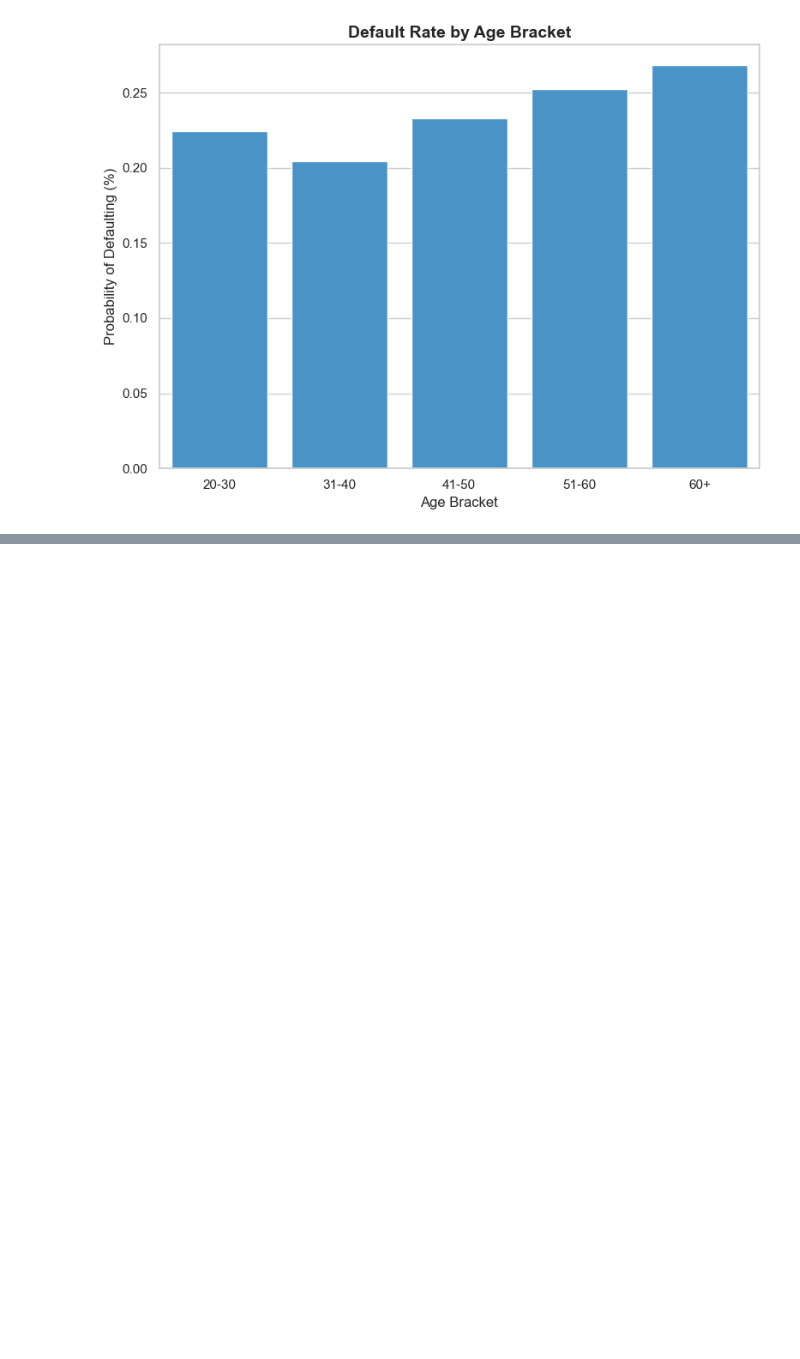
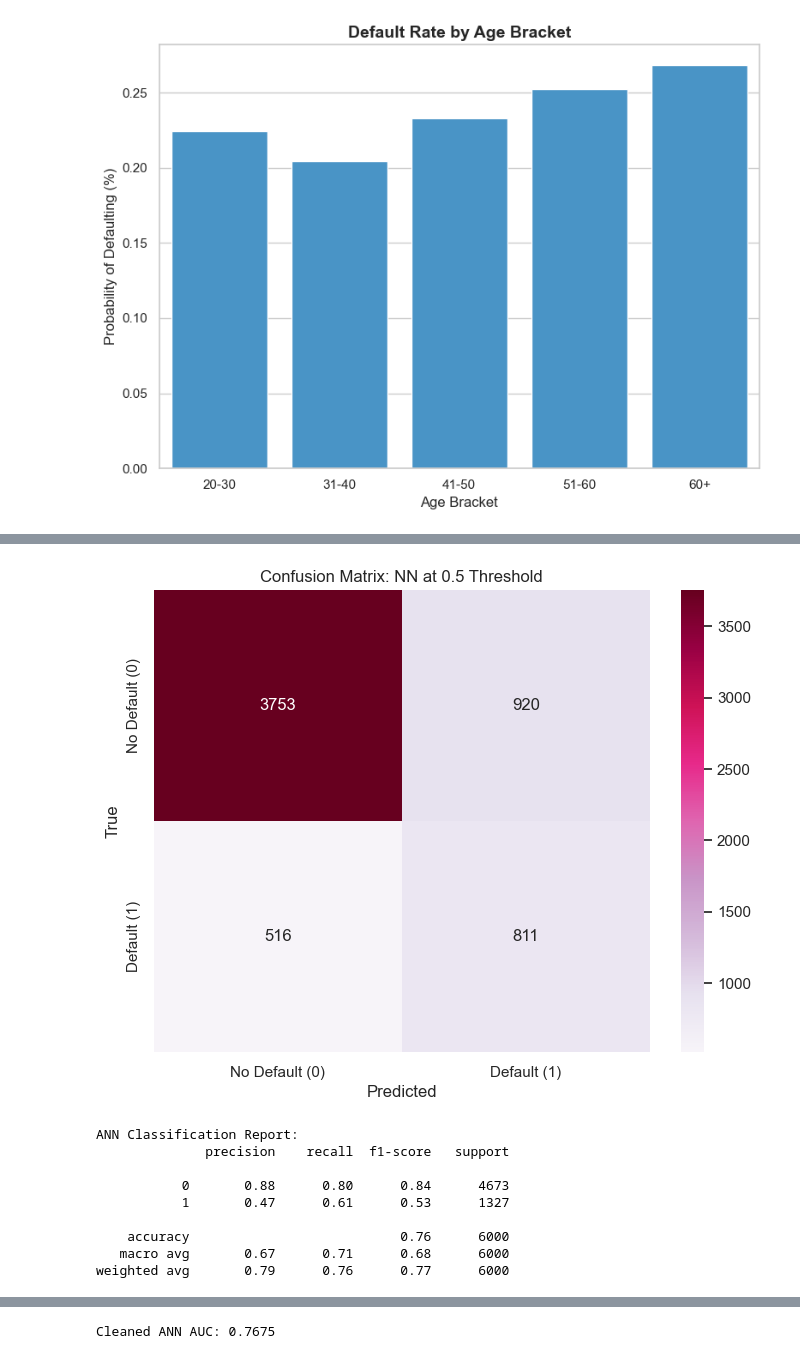
Before and after one commit to Malak23272/MLproject, a Jupyter notebook: defualtcreditcard (1).ipynb, the cells around one changed output, grey strips where cells are left out. Saved outputs shown, nothing was run; the diff lists cells and outputs as text; code cells hidden in the pictures; blank space fills up the shorter version.

```diff
--- a/defualtcreditcard (1).ipynb
+++ b/defualtcreditcard (1).ipynb
@@ -401,0 +416,60 @@ weighted avg       0.78      0.80      0.78      6000
+# %%
+# ANN Model
+ann_fin = MLPClassifier(
+    hidden_layer_sizes=(32, 16),  # We'll use the 32 & 16 neuron (2 hidden layers)
+    activation='relu',
+    solver='adam', #optimizer for best weights
+    max_iter=500,
+    early_stopping=True,
+    random_state=42
+)
+
+ann_fin.fit(X_train_fin_bal, y_train_fin_bal)
+
+y_probs_ann_fin = ann_fin.predict_proba(X_test_fin_scaled)[:, 1]
+
+y_pred_ann_fin = (y_probs_ann_fin >= 0.5).astype(int)
+
+cm_nn = confusion_matrix(y_test_fin, y_pred_ann_fin)
+plt.figure(figsize=(8, 6))
+sns.heatmap(cm_nn, annot=True, fmt='d', cmap='PuRd',
+            xticklabels=['No Default (0)', 'Default (1)'],
+            yticklabels=['No Default (0)', 'Default (1)'])
+plt.title('Confusion Matrix: NN at 0.5 Threshold')
+plt.xlabel('Predicted')
+plt.ylabel('True')
+plt.show()
+
+
+report_ann1 = classification_report(y_test_fin, y_pred_ann_fin)
+print("\nANN Classification Report:")
+print(report_ann1)
+
+
+fpr_nn, tpr_nn, thresholds_nn = roc_curve(y_test_fin, y_pred_ann_fin)
+
+auc_ann_fin = roc_auc_score(y_test_fin, y_probs_ann_fin)
+
+
+# Plot the Curve
+plt.figure(figsize=(8, 6))
+plt.plot(fpr_nn, tpr_nn, color='blue', label=f'Neural Network (AUC = {auc_ann_fin:.2f})')
+plt.plot([0, 1], [0, 1], color='gray', linestyle='--') # Random guess line
+plt.xlabel('False Positive Rate')
+plt.ylabel('True Positive Rate (Recall)')
+plt.title('ROC Curve for Neural Network')
+plt.legend()
+plt.show()
+
+print(f"Cleaned ANN AUC: {auc_ann_fin:.4f}")
+# %% [output]
+[figure, added]
+ANN Classification Report:
+              precision    recall  f1-score   support
+
+           0       0.88      0.80      0.84      4673
+           1       0.47      0.61      0.53      1327
+
+    accuracy                           0.76      6000
+   macro avg       0.67      0.71      0.68      6000
+weighted avg       0.79      0.76      0.77      6000
@@ -402,3 +477,4 @@ weighted avg       0.78      0.80      0.78      6000
+Cleaned ANN AUC: 0.7675
 # %%
 #visualizing Recall, Precision VS Threshold to adjust threshold
 # 1. Get the probability scores for the "Default" class
```
Also changed, not shown: parts of 13 cells of this notebook.
